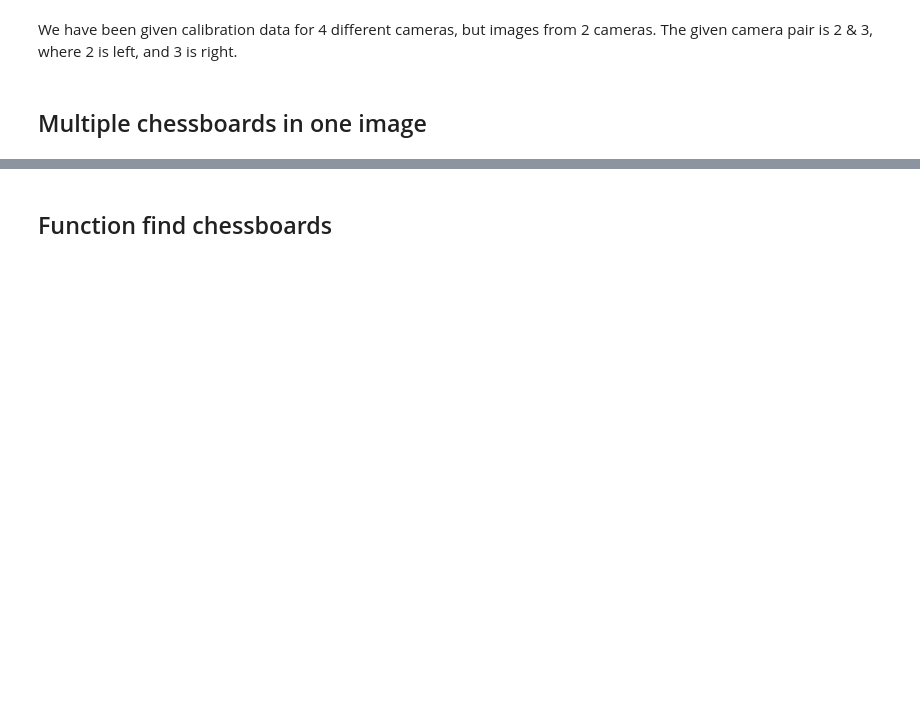
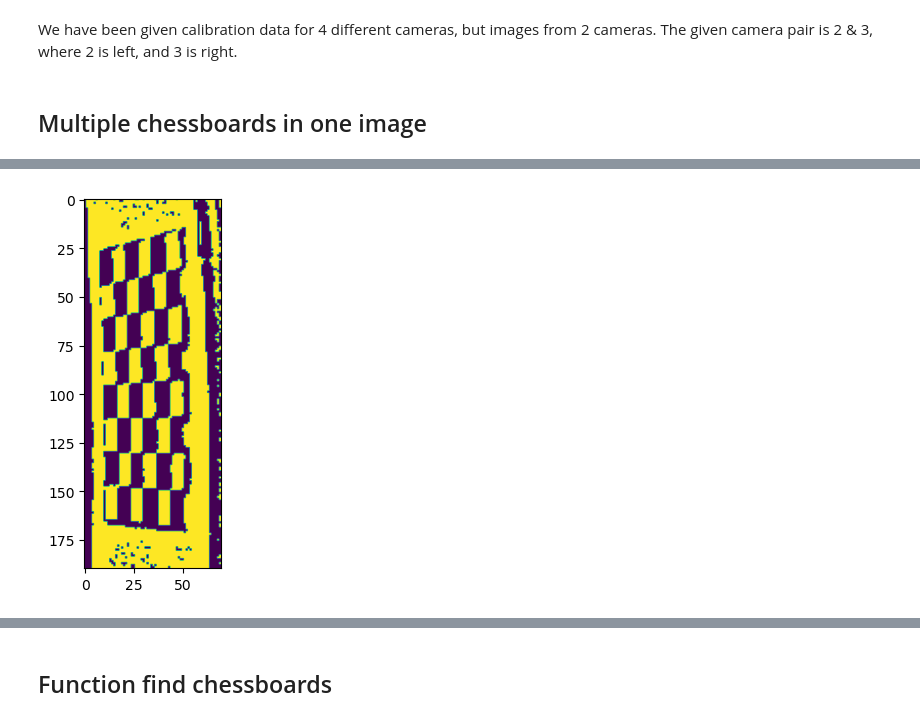
Before and after one commit to Stam21/PAS_Final_Project, a Jupyter notebook: CameraCalibration.ipynb, the cells around one changed output, grey strips where cells are left out. Drawn from its saved outputs; the diff is of its cells as text; code cells hidden in the pictures; blank space fills up the shorter version.

```diff
--- a/CameraCalibration.ipynb
+++ b/CameraCalibration.ipynb
@@ -14,6 +14,8 @@ import os
 ## Multiple chessboards in one image
 # %%
 path_chess = '/Users/claes/Documents/Mine dokumenter/Universitet/7.semester/Perception for autonomous systems/Final project/34759_final_project_raw/calib/image_03/'
+
+side = "03"
 
 # Chessboard sizes and their counts
 chessboard_sizes = {
@@ -35,8 +37,7 @@ imgpoints = []  # 2D points in image plane
 total_not_found = []
 
 # Load images
-#images = glob.glob(path_chess + 'data/*.png')
-images = glob.glob(path_chess + 'data/0000000000.png')
+images = glob.glob(path_chess + 'data/0000000015.png')
 assert images, "No images found in the specified path."
 
 # Define termination criteria for corner refinement
@@ -45,7 +46,6 @@ criteria = (cv2.TERM_CRITERIA_EPS + cv2.TERM_CRITERIA_MAX_ITER, 300, 0.001)
 # Process each image
 for fname in images:
     img = cv2.imread(fname)
-
     original_gray = cv2.cvtColor(img, cv2.COLOR_BGR2GRAY)  # Original grayscale image
 
     # Initialize a list of not-found chessboards
@@ -53,16 +53,16 @@ for fname in images:
 
     # First attempt: Without adaptive thresholding
     gray = original_gray.copy()
-    gray = cv2.equalizeHist(gray)
+
+    if side == "03":
+        gray = cv2.equalizeHist(gray)
 
     for nb_vertical, nb_horizontal in chessboard_list:
         ret, corners = cv2.findChessboardCorners(gray, (nb_vertical, nb_horizontal))
 
-        print(ret)
-
         if ret:
             # Refine corner positions
-            corners = cv2.cornerSubPix(gray, corners, (5, 5), (-1, -1), criteria)
+            corners = cv2.cornerSubPix(gray, corners, (3, 3), (-1, -1), criteria)
 
             # Prepare object points
             objp = np.zeros((nb_vertical * nb_horizontal, 3), np.float32)
@@ -77,24 +77,23 @@ for fname in images:
 
             # Visualize detection
             img = cv2.drawChessboardCorners(img, (nb_vertical, nb_horizontal), corners, ret)
-            cv2.imshow('Detected Chessboard (Without Thresholding)', img)
-            if cv2.waitKey(300) & 0xFF == ord('q'):
-                break
+
         else:
             not_found_chessboards.append((nb_vertical, nb_horizontal))
 
-    cv2.destroyAllWindows()
     # Second attempt: Retry not-found chessboards with adaptive thresholding
     gray = cv2.adaptiveThreshold(
         gray, 255, cv2.ADAPTIVE_THRESH_GAUSSIAN_C, cv2.THRESH_BINARY, 13, 2
     )
+
+    not_found_chessboards2 = []
 
     for nb_vertical, nb_horizontal in not_found_chessboards:
         ret, corners = cv2.findChessboardCorners(gray, (nb_vertical, nb_horizontal))
 
         if ret:
             # Refine corner positions
-            corners = cv2.cornerSubPix(gray, corners, (5, 5), (-1, -1), criteria)
+            corners = cv2.cornerSubPix(gray, corners, (3, 3), (-1, -1), criteria)
 
             # Prepare object points
             objp = np.zeros((nb_vertical * nb_horizontal, 3), np.float32)
@@ -109,14 +108,64 @@ for fname in images:
 
             # Visualize detection
             img = cv2.drawChessboardCorners(img, (nb_vertical, nb_horizontal), corners, ret)
-            cv2.imshow('Detected Chessboard (With Thresholding)', img)
-            if cv2.waitKey(300) & 0xFF == ord('q'):
-                break
 
         else:
-            # Append to total not found
-            total_not_found.append((nb_vertical, nb_horizontal))
+            if side == "02":
+                # Append to total not found
+                total_not_found.append((nb_vertical, nb_horizontal))
+            if side == "03":
+                # Append to not_found_chessboards2
+                not_found_chessboards2.append((nb_vertical, nb_horizontal))
 
+
+    if side == "03":
+        # Third attempt: Retry not-found chessboards with adaptive thresholding
+        original_gray2 = cv2.cvtColor(img, cv2.COLOR_BGR2GRAY)  # Original grayscale image
+        roi_x, roi_y, roi_w, roi_h = 1205, 160, 70, 190  # Example values
+        gray_roi = original_gray2[roi_y:roi_y+roi_h, roi_x:roi_x+roi_w]
+        gray = cv2.equalizeHist(gray_roi)
+
+        gray = cv2.adaptiveThreshold(
+            gray, 255, cv2.ADAPTIVE_THRESH_GAUSSIAN_C, cv2.THRESH_BINARY, 19, 5
+        )
+
+        plt.imshow(gray)
+
+        not_found_chessboards2 = [(7, 5)]
+
+        for nb_vertical, nb_horizontal in not_found_chessboards2:
+            ret, corners = cv2.findChessboardCornersSB(gray, (nb_vertical, nb_horizontal))
+
+            print(ret)
+
+            if ret:
+                # Refine corner positions
+                corners = cv2.cornerSubPix(gray, corners, (3, 3), (-1, -1), criteria)
+
+                # Adjust corner positions to match the original image
+                corners[:, 0, 0] += roi_x  # Add ROI x-offset
+                corners[:, 0, 1] += roi_y  # Add ROI y-offset
+
+                # Prepare object points
+                objp = np.zeros((nb_vertical * nb_horizontal, 3), np.float32)
+                objp[:, :2] = np.mgrid[0:nb_vertical, 0:nb_horizontal].T.reshape(-1, 2)
+
+                # Append points to the lists
+                objpoints.append(objp)
+                imgpoints.append(corners)
+
+                # Mask the detected region
+                cv2.fillConvexPoly(gray, corners.astype(np.int32), 0)
+
+                # Visualize detection
+                img = cv2.drawChessboardCorners(img, (nb_vertical, nb_horizontal), corners, ret)
+            else:
+                # Append to total not found
+                total_not_found.append((nb_vertical, nb_horizontal))
+
+        cv2.imshow('Detected Chessboard (Without Thresholding)', img)
+        cv2.waitKey(3000)
+        cv2.destroyAllWindows()
 
 cv2.destroyAllWindows()
 
@@ -138,0 +176 @@ Total Not Found Chessboards: [(5, 7), (15, 5)]
+[figure, added]
```
Also changed, not shown: parts of 21 cells of this notebook.
